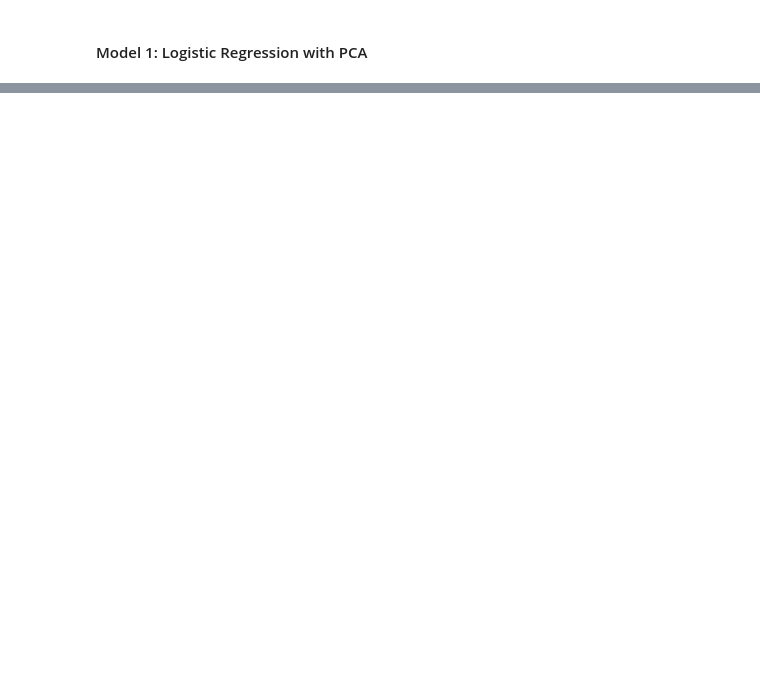
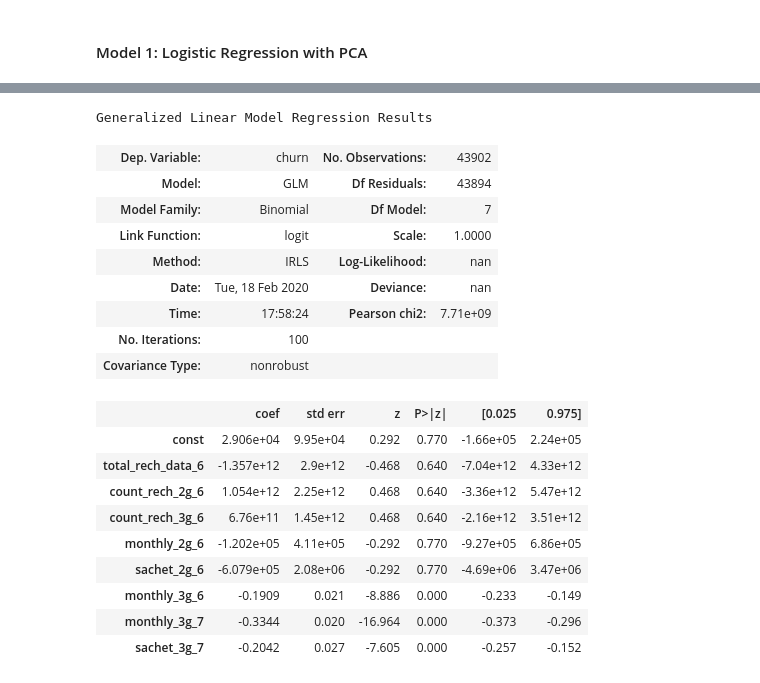
Before and after one commit to Shakeebbk/telecom-churn-case-study, a Jupyter notebook: Solution.ipynb, the cells around one changed output, grey strips where cells are left out. Cells and saved outputs as stored; diff of their text form; code cells hidden in the pictures; blank space fills up the shorter version.

```diff
--- a/Solution.ipynb
+++ b/Solution.ipynb
@@ -757,0 +820,26 @@ Best estimator count: 21
+# %%
+cols = cols.drop('sachet_3g_6')
+X_train_sm = sm.add_constant(X_train[cols])
+lm = sm.GLM(y_train, X_train_sm, family=sm.families.Binomial())
+lm.fit().summary()
+# %% [output]
+Generalized Linear Model Regression Results
+| Dep. Variable: | churn | No. Observations: | 43902 |
+| Model: | GLM | Df Residuals: | 43894 |
+| Model Family: | Binomial | Df Model: | 7 |
+| Link Function: | logit | Scale: | 1.0000 |
+| Method: | IRLS | Log-Likelihood: | nan |
+| Date: | Tue, 18 Feb 2020 | Deviance: | nan |
+| Time: | 17:58:24 | Pearson chi2: | 7.71e+09 |
+| No. Iterations: | 100 |  |  |
+| Covariance Type: | nonrobust |  |  |
+|  | coef | std err | z | P>|z| | [0.025 | 0.975] |
+| const | 2.906e+04 | 9.95e+04 | 0.292 | 0.770 | -1.66e+05 | 2.24e+05 |
+| total_rech_data_6 | -1.357e+12 | 2.9e+12 | -0.468 | 0.640 | -7.04e+12 | 4.33e+12 |
+| count_rech_2g_6 | 1.054e+12 | 2.25e+12 | 0.468 | 0.640 | -3.36e+12 | 5.47e+12 |
+| count_rech_3g_6 | 6.76e+11 | 1.45e+12 | 0.468 | 0.640 | -2.16e+12 | 3.51e+12 |
+| monthly_2g_6 | -1.202e+05 | 4.11e+05 | -0.292 | 0.770 | -9.27e+05 | 6.86e+05 |
+| sachet_2g_6 | -6.079e+05 | 2.08e+06 | -0.292 | 0.770 | -4.69e+06 | 3.47e+06 |
+| monthly_3g_6 | -0.1909 | 0.021 | -8.886 | 0.000 | -0.233 | -0.149 |
+| monthly_3g_7 | -0.3344 | 0.020 | -16.964 | 0.000 | -0.373 | -0.296 |
+| sachet_3g_7 | -0.2042 | 0.027 | -7.605 | 0.000 | -0.257 | -0.152 |
```
Also changed, not shown: parts of 39 cells of this notebook.
